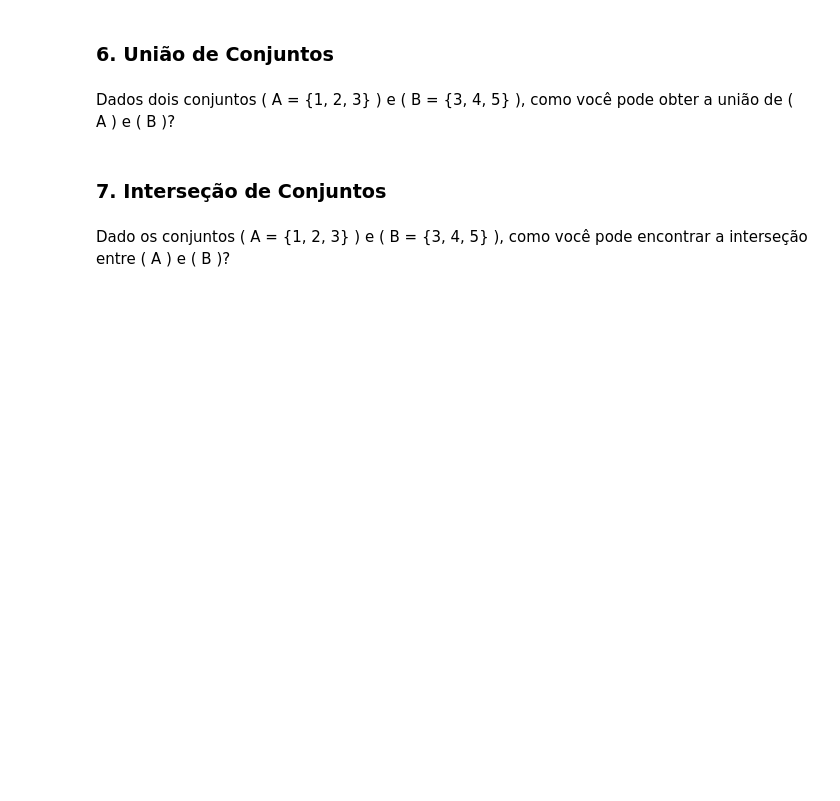
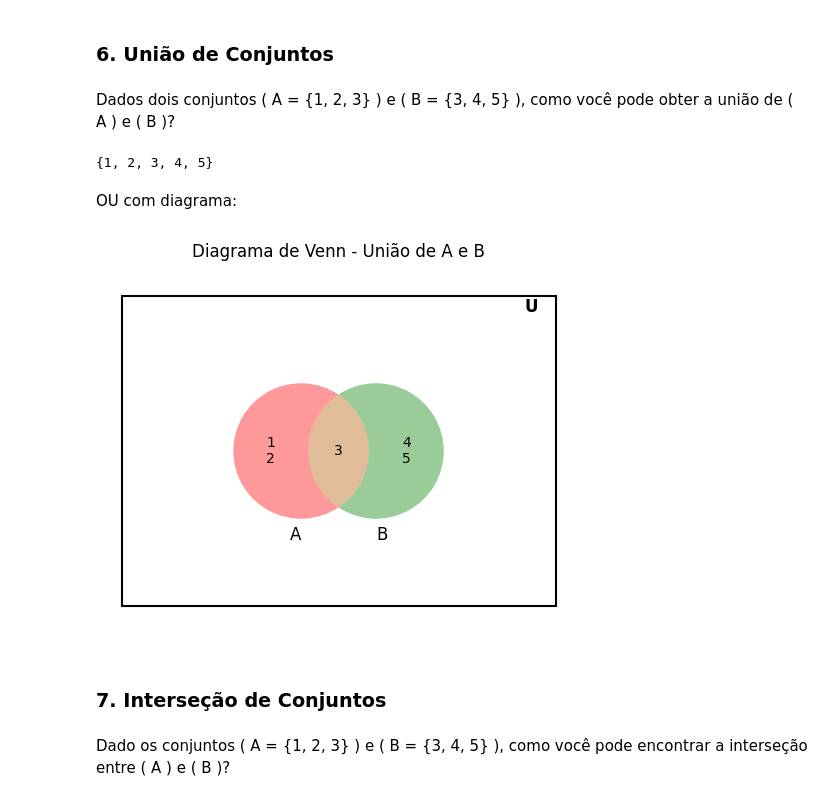
Before and after one commit to AndreMouraL/Elementos-de-matem-tica-discreta, a Jupyter notebook: Elementos_de_matematica_discreta_funcoes.ipynb, the cells around one changed output. Saved outputs shown, nothing was run; the diff lists cells and outputs as text; code cells hidden in the pictures; blank space fills up the shorter version.

```diff
--- a/Elementos_de_matematica_discreta_funcoes.ipynb
+++ b/Elementos_de_matematica_discreta_funcoes.ipynb
@@ -242,6 +242,63 @@ D
 ### 6. União de Conjuntos
 # %% [markdown]
 Dados dois conjuntos \( A = \{1, 2, 3\} \) e \( B = \{3, 4, 5\} \), como você pode obter a união de \( A \) e \( B \)?
+# %%
+A = {1, 2, 3}
+B = {3, 4, 5}
+
+# Método 1: Usando union()
+uniao_AB = A.union(B)
+
+# Método 2: Usando o operador |
+#uniao_AB = A | B
+
+print(uniao_AB)  # Saída: {1, 2, 3, 4, 5}
+# %% [output]
+{1, 2, 3, 4, 5}
+# %% [markdown]
+OU com diagrama:
+# %%
+from matplotlib import pyplot as plt
+from matplotlib_venn import venn2
+import matplotlib.patches as patches
+
+# Conjuntos
+A = {1, 2, 3}
+B = {3, 4, 5}
+U = {1, 2, 3, 4, 5}
+
+# Criação da figura
+fig, ax = plt.subplots(figsize=(6, 6))
+
+# Diagrama de Venn
+v = venn2([A, B], set_labels=('A', 'B'), ax=ax)
+
+# Ajusta limites para o retângulo do universo
+ax.set_xlim(-1.5, 1.5)
+ax.set_ylim(-1.2, 1.2)
+
+# Desenha o retângulo representando o universo
+rect = patches.Rectangle(
+    (-1.4, -1), 2.8, 2,  # (x, y), largura, altura
+    linewidth=1.5, edgecolor='black', facecolor='none'
+)
+ax.add_patch(rect)
+
+# Posiciona o "U" dentro do retângulo (canto superior direito)
+plt.text(1.2, 0.9, 'U', fontsize=12, fontweight='bold')
+
+# Insere os elementos nos subconjuntos
+v.get_label_by_id('10').set_text('1\n2')  # Só em A
+v.get_label_by_id('01').set_text('4\n5')  # Só em B
+v.get_label_by_id('11').set_text('3')     # Interseção
+
+# Título
+plt.title('Diagrama de Venn - União de A e B')
+
+plt.axis('off')  # remove eixos
+plt.show()
+# %% [output]
+[figure, added]
 # %% [markdown]
 ### 7. Interseção de Conjuntos
 # %% [markdown]
```
